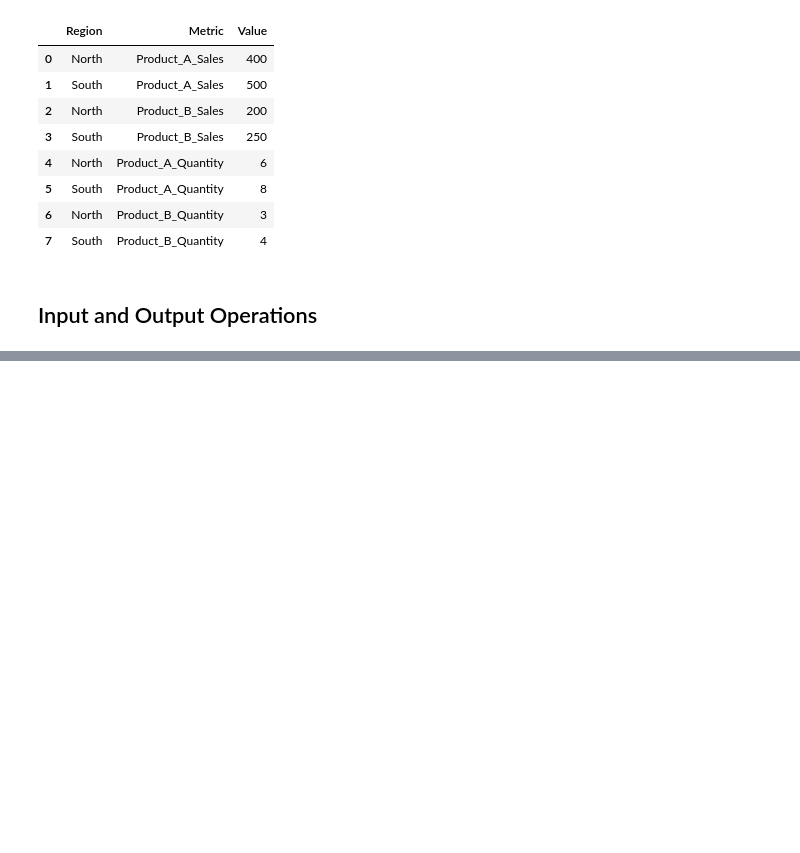
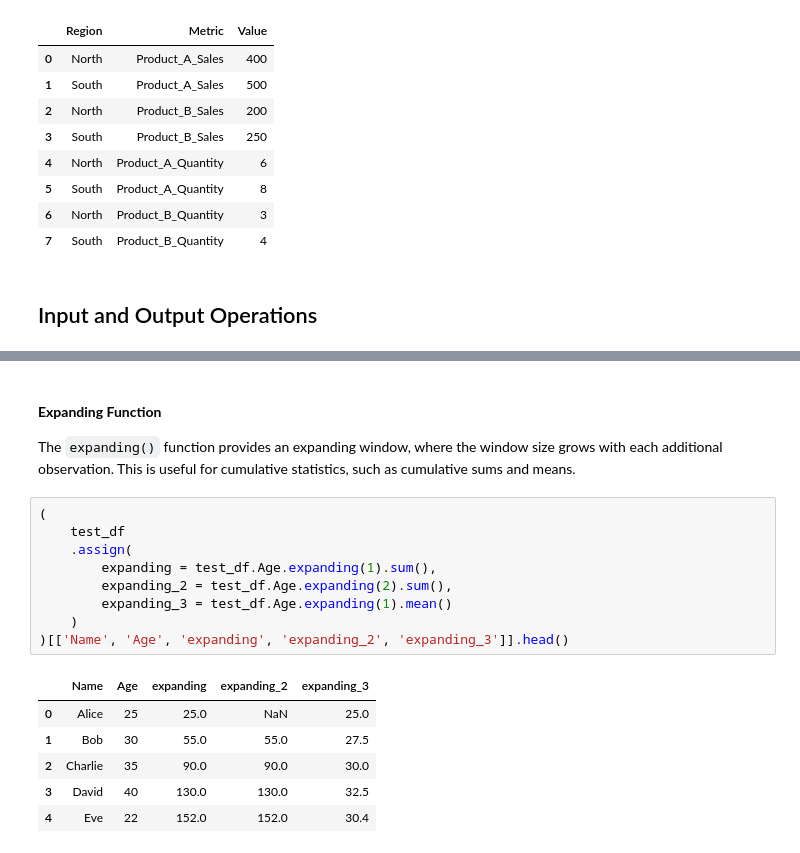
Before and after one commit to MuhammetYorulmaz/pandas_tutorial, a Jupyter notebook: notebooks/pandas_tutorial.ipynb, the cells around one changed output, grey strips where cells are left out. Cells and saved outputs as stored; diff of their text form; blank space fills up the shorter version.

```diff
--- a/notebooks/pandas_tutorial.ipynb
+++ b/notebooks/pandas_tutorial.ipynb
@@ -1387,0 +1500,19 @@ pd.melt(df_for_melting, id_vars=['Region'], var_name='Metric', value_name='Value
+# %% [markdown]
+#### <b>Expanding Function
+The `expanding()` function provides an expanding window, where the window size grows with each additional observation. This is useful for cumulative statistics, such as cumulative sums and means.
+# %%
+(
+    test_df
+    .assign(
+        expanding = test_df.Age.expanding(1).sum(),
+        expanding_2 = test_df.Age.expanding(2).sum(),
+        expanding_3 = test_df.Age.expanding(1).mean()
+    )
+)[['Name', 'Age', 'expanding', 'expanding_2', 'expanding_3']].head()
+# %% [output]
+|  | Name | Age | expanding | expanding_2 | expanding_3 |
+| 0 | Alice | 25 | 25.0 | NaN | 25.0 |
+| 1 | Bob | 30 | 55.0 | 55.0 | 27.5 |
+| 2 | Charlie | 35 | 90.0 | 90.0 | 30.0 |
+| 3 | David | 40 | 130.0 | 130.0 | 32.5 |
+| 4 | Eve | 22 | 152.0 | 152.0 | 30.4 |
```
Also changed, not shown: parts of 22 cells of this notebook.
